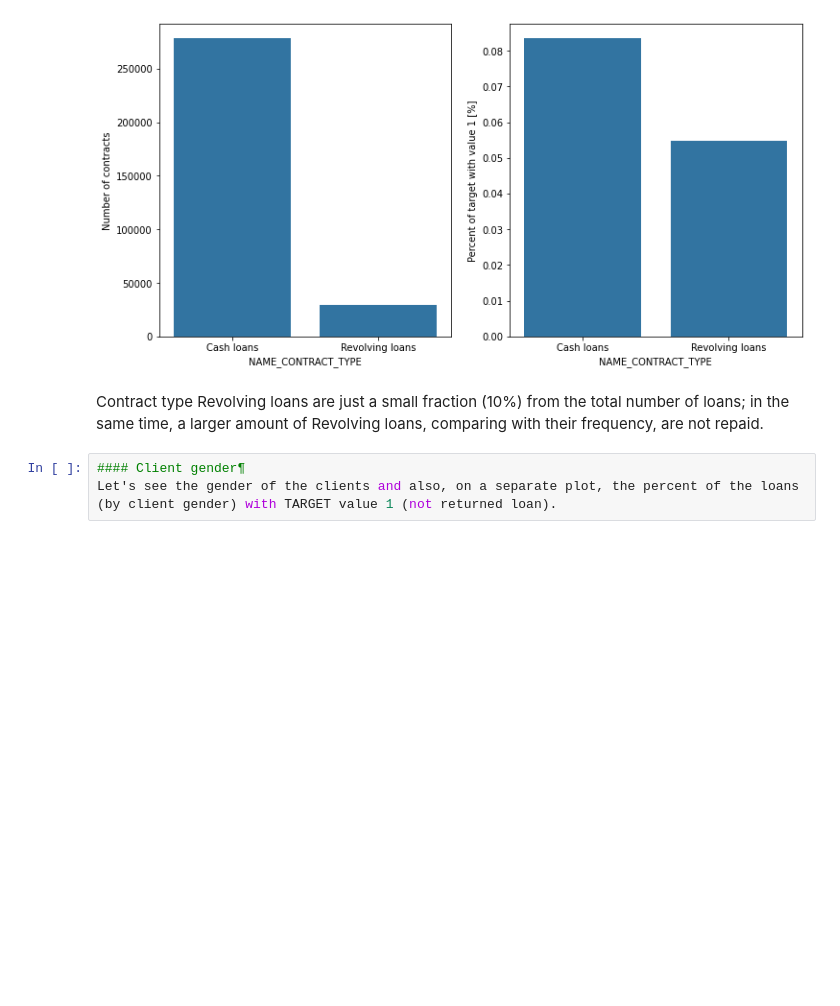
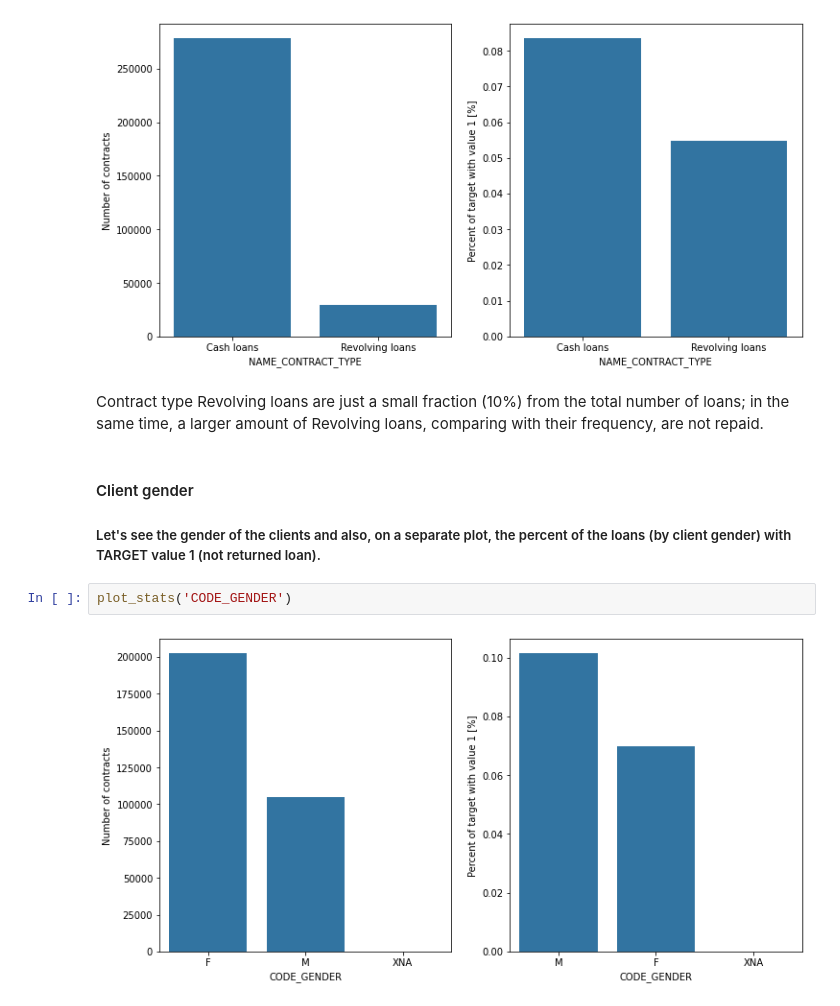
Before and after one commit to mhs10031990/Hands_on, a Jupyter notebook: CRA_Data_Visualization.ipynb, the cells around one changed output. Saved outputs shown, nothing was run; the diff lists cells and outputs as text; blank space fills up the shorter version.

```diff
--- a/CRA_Data_Visualization.ipynb
+++ b/CRA_Data_Visualization.ipynb
@@ -139,8 +139,12 @@ def plot_distribution(var):
 plot_stats('NAME_CONTRACT_TYPE')
 # %% [output]
 [figure]
-# %% [markdown]
-Contract type Revolving loans are just a small fraction (10%) from the total number of loans; in the same time, a larger amount of Revolving loans, comparing with their frequency, are not repaid.
-# %%
-#### Client gender¶
-Let's see the gender of the clients and also, on a separate plot, the percent of the loans (by client gender) with TARGET value 1 (not returned loan).
+# %% [markdown]
+Contract type Revolving loans are just a small fraction (10%) from the total number of loans; in the same time, a larger amount of Revolving loans, comparing with their frequency, are not repaid.
+# %% [markdown]
+#### Client gender
+##### Let's see the gender of the clients and also, on a separate plot, the percent of the loans (by client gender) with TARGET value 1 (not returned loan).
+# %%
+plot_stats('CODE_GENDER')
+# %% [output]
+[figure, added]
```
Also changed, not shown: parts of 12 cells of this notebook.
